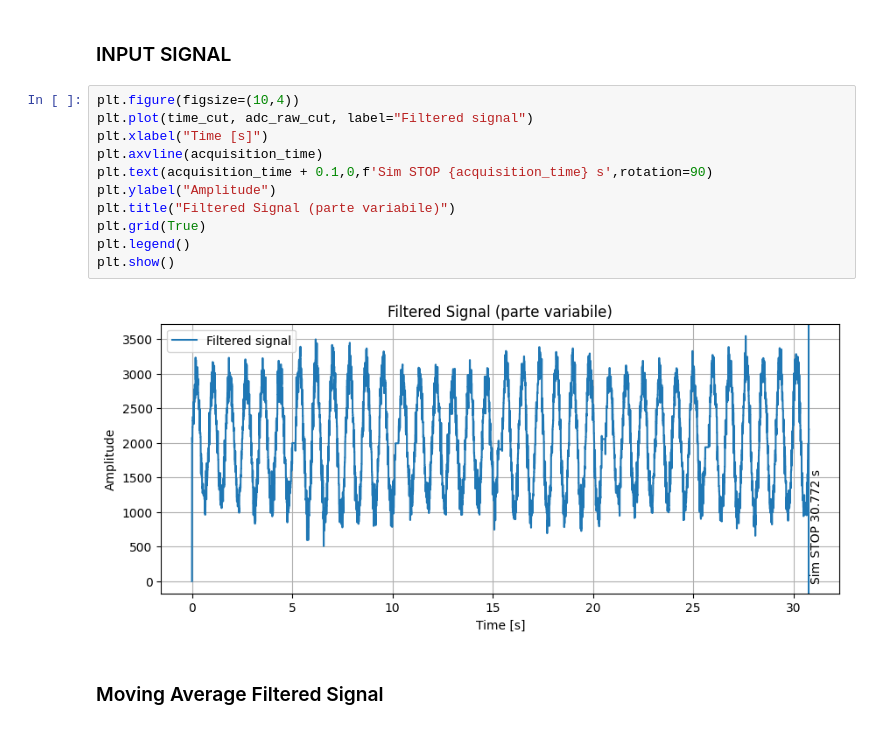
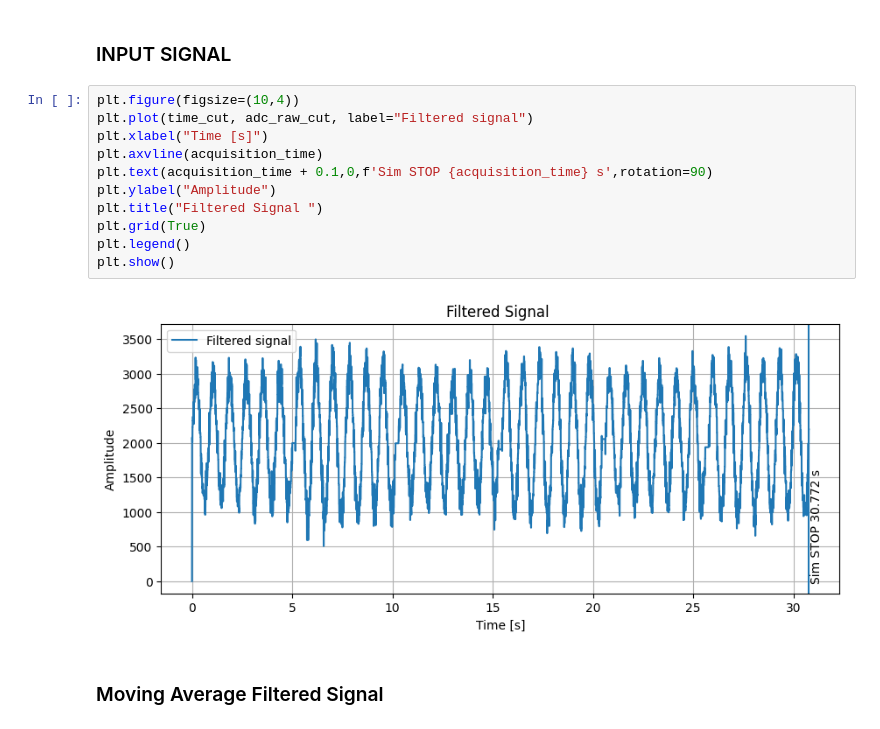
Before and after one commit to Tonyb94/PPG-Signal-Processing, a Jupyter notebook: offline_analysis/notebooks/filter_design.ipynb, the cells around one changed output. Drawn from its saved outputs; the diff is of its cells as text.

```diff
--- a/offline_analysis/notebooks/filter_design.ipynb
+++ b/offline_analysis/notebooks/filter_design.ipynb
@@ -113,16 +113,16 @@ adc_raw_cut = ppg_input[start:end]
 # %%
 plt.figure(figsize=(10,4))
 plt.plot(time_cut, adc_raw_cut, label="Filtered signal")
 plt.xlabel("Time [s]")
 plt.axvline(acquisition_time)
 plt.text(acquisition_time + 0.1,0,f'Sim STOP {acquisition_time} s',rotation=90)
 plt.ylabel("Amplitude")
-plt.title("Filtered Signal (parte variabile)")
+plt.title("Filtered Signal ")
 plt.grid(True)
 plt.legend()
 plt.show()
 # %% [output]
-[figure, old version]
+[figure, new version]
 # %% [markdown]
 ### Moving Average Filtered Signal ###
 # %%
```
Also changed, not shown: parts of 8 cells of this notebook.
